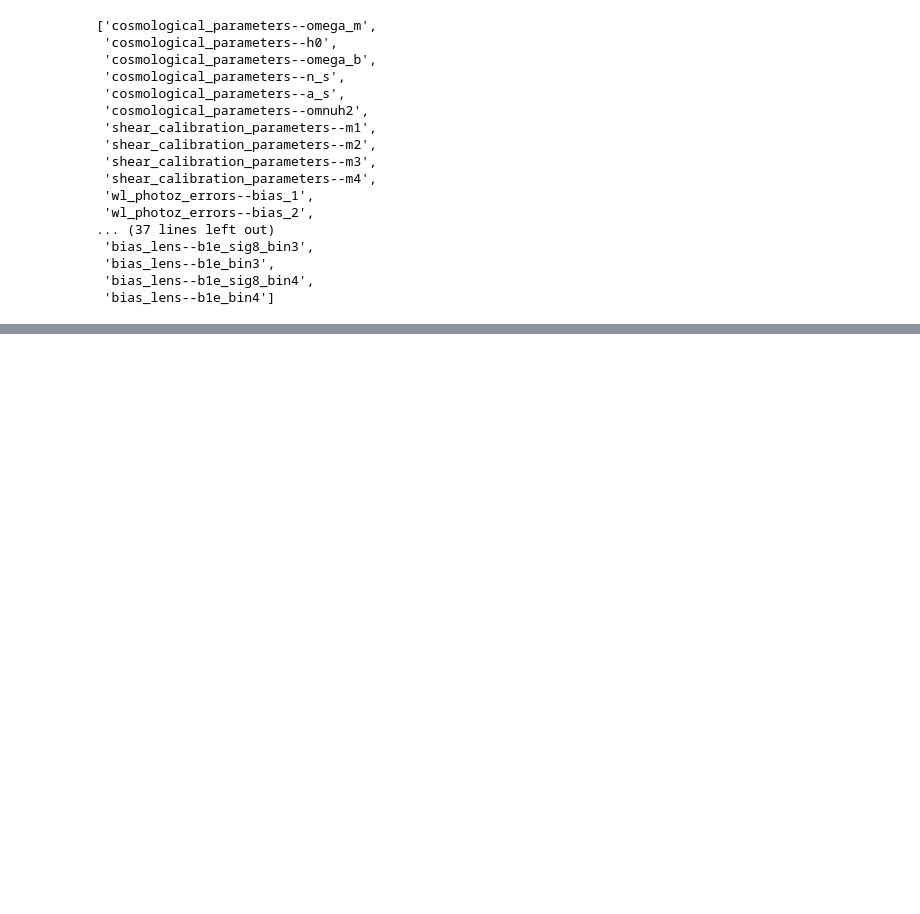
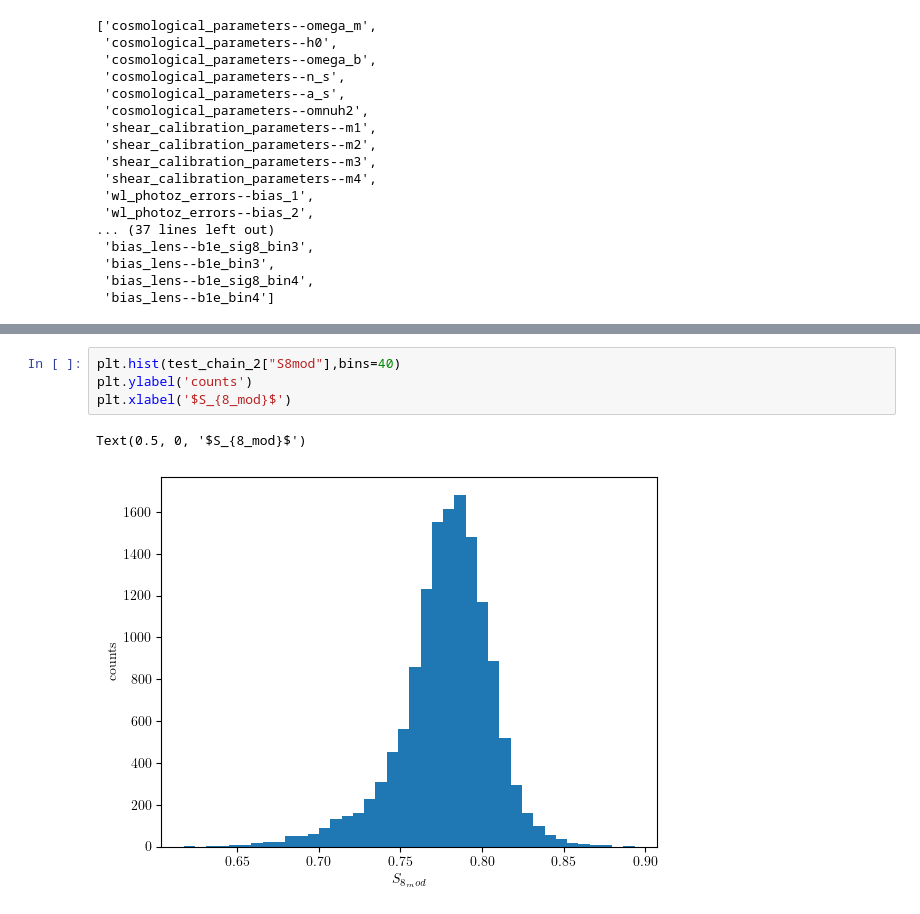
Before and after one commit to JMTcodes/compressing-shear-likelihood, a Jupyter notebook: test.ipynb, the cells around one changed output, grey strips where cells are left out. Cells and saved outputs as stored; diff of their text form; blank space fills up the shorter version.

```diff
--- a/test.ipynb
+++ b/test.ipynb
@@ -166,0 +205,7 @@ test_chain.getParamNames().list()
+# %%
+plt.hist(test_chain_2["S8mod"],bins=40)
+plt.ylabel('counts')
+plt.xlabel('$S_{8_mod}$')
+# %% [output]
+Text(0.5, 0, '$S_{8_mod}$')
+[figure, added]
```
Also changed, not shown: parts of 10 cells of this notebook, 1 other file.
